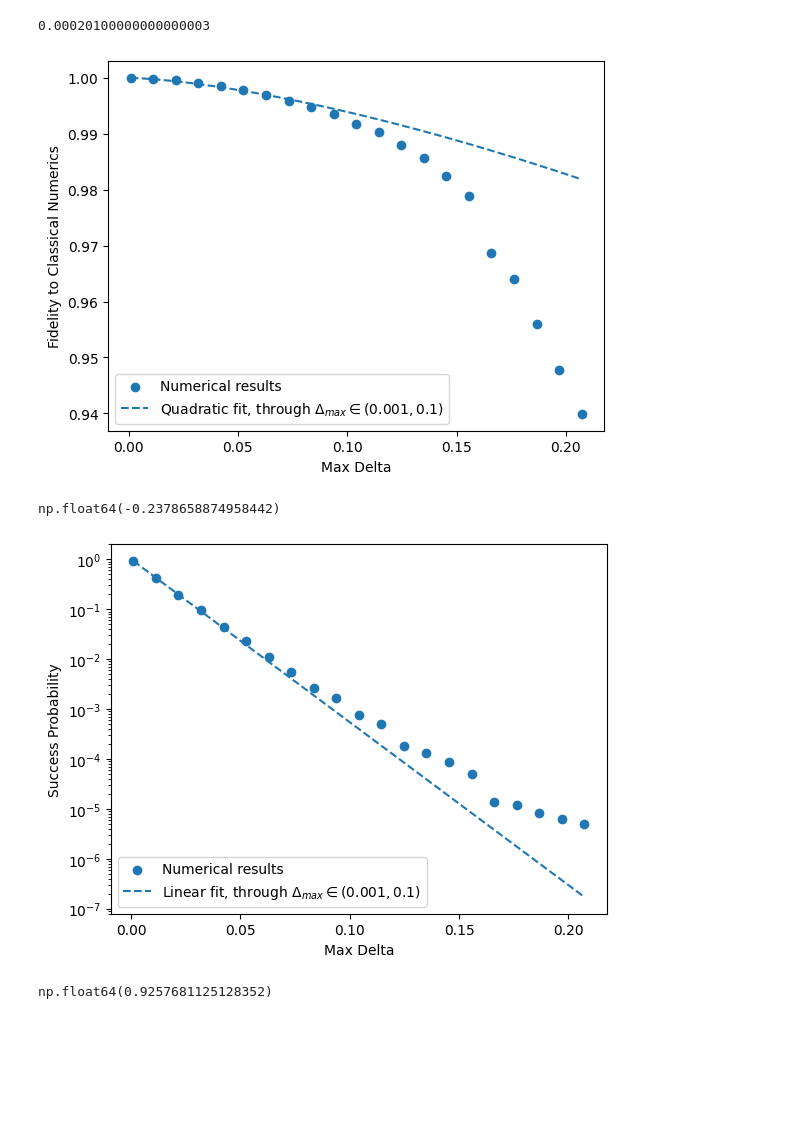
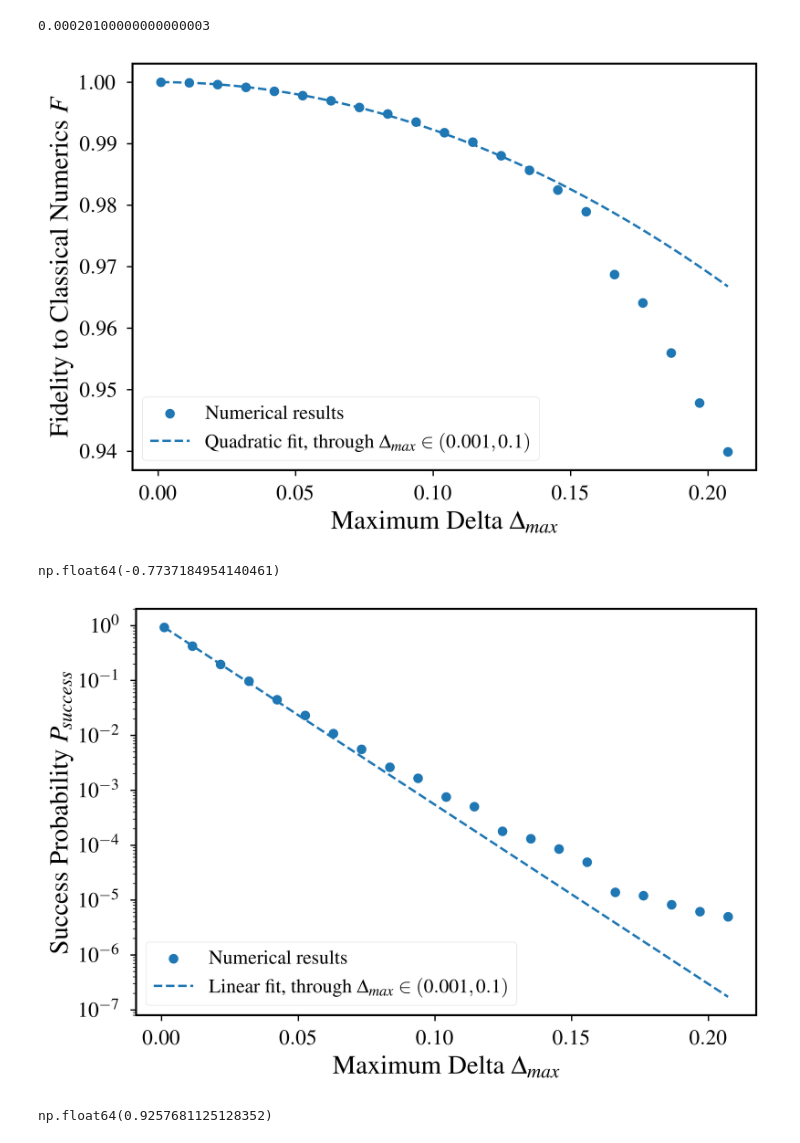
Before and after one commit to BlackWild/qiu, a Jupyter notebook: apps/wave_optics_propagation_enhanced/src/wave_optics_propagation_enhanced/analyzer-batch.ipynb, the cells around one changed output. Cells and saved outputs as stored; diff of their text form; code cells hidden in the pictures; blank space fills up the shorter version.

```diff
--- a/apps/wave_optics_propagation_enhanced/src/wave_optics_propagation_enhanced/analyzer-batch.ipynb
+++ b/apps/wave_optics_propagation_enhanced/src/wave_optics_propagation_enhanced/analyzer-batch.ipynb
@@ -16,6 +16,25 @@ from wave_optics_propagation_enhanced.classical_numerics import (
 )
 from wave_optics_propagation_enhanced.parameters import ExperimentParameters
 from wave_optics_propagation_enhanced.result import ExperimentResult
+# %%
+plt.rcParams["text.usetex"] = True
+plt.style.use("seaborn-v0_8-paper")
+plt.rcParams.update(
+    {
+        "font.family": "serif",
+        "font.serif": ["Times New Roman", "Times", "DejaVu Serif"],
+        "font.size": 14,  # base font size
+        "axes.titlesize": 16,
+        "axes.labelsize": 16,
+        "xtick.labelsize": 13,
+        "ytick.labelsize": 13,
+        "legend.fontsize": 12,
+        "figure.titlesize": 18,
+        "figure.dpi": 600,
+        "savefig.dpi": 600,
+        "axes.linewidth": 1.2,
+    }
+)
 # %%
 import os
 
@@ -86,7 +105,8 @@ after_lens_distance
 # reference_distance_index = params.num_of_steps_after_lens * 2 // 3
 # print(params.step_size_after_lens * (reference_distance_index + 1))
 # %%
-fig, ax = plt.subplots()
+# fig, ax = plt.subplots(1, 1, figsize=(1.2 * 6.4, 1.2 * 4.8))
+fig, ax = plt.subplots(1, 1)
 
 direct_df = df[df["direct_propagator"] == True]
 indirect_df = df[df["direct_propagator"] == False]
@@ -112,46 +132,49 @@ ax.scatter(
 
 # fit a quadratic curve to the indirect data
 def quad_constrained(x, a):
-    return a * x**1.5 + 1
+    return a * x**2 + 1
 
 
 def sin_fit(x, a):
     return 1 - a * np.sin(x / 2) ** 2
 
 
 params, _ = curve_fit(
     quad_constrained,
     x_data[:NUMS_TO_KEEP_FOR_FITTING],
     y_data[:NUMS_TO_KEEP_FOR_FITTING],
     # x_data[:],
     # y_data[:],
 )
 a = params[0]
 
 x_fit = np.linspace(min(x_data), max(x_data), 100)
 y_fit = quad_constrained(x_fit, a)
 
 ax.plot(
     x_fit,
     y_fit,
     c="C0",
     linestyle="--",
     label=r"Quadratic fit, through $\Delta_{max}\in(0.001, 0.1)$",
 )
 
-ax.set_xlabel("Max Delta")
-ax.set_ylabel("Fidelity to Classical Numerics")
+ax.set_xlabel(r"Maximum Delta $\Delta_{max}$")
+ax.set_ylabel(r"Fidelity to Classical Numerics $F$")
 ax.legend()
 
+fig.tight_layout()
 fig.savefig(".output/overlap_with_classical_numerics.pdf")
 # %% [output]
-[figure, old version]
+[figure, new version]
 # %%
 a
 # %% [output]
-np.float64(-0.2378658874958442)
+np.float64(-0.7737184954140461)
 # %%
-fig, ax = plt.subplots()
+# fig, ax = plt.subplots(1, 1, figsize=(1.2 * 6.4, 1.2 * 4.8))
+fig, ax = plt.subplots(1, 1)
+
 
 direct_df = df[df["direct_propagator"] == True]
 indirect_df = df[df["direct_propagator"] == False]
@@ -192,13 +215,14 @@ ax.plot(
 )
 
 
-ax.set_xlabel("Max Delta")
-ax.set_ylabel("Success Probability")
+ax.set_xlabel(r"Maximum Delta $\Delta_{max}$")
+ax.set_ylabel(r"Success Probability $P_{success}$")
 ax.legend(loc="lower left")
 
+fig.tight_layout()
 fig.savefig(".output/success_probability_vs_max_delta.pdf")
 # %% [output]
-[figure, old version]
+[figure, new version]
 # %%
 np.max(y_data2)
 # %% [output]
```
Also changed, not shown: parts of 1 cell of this notebook, 2 other files.
